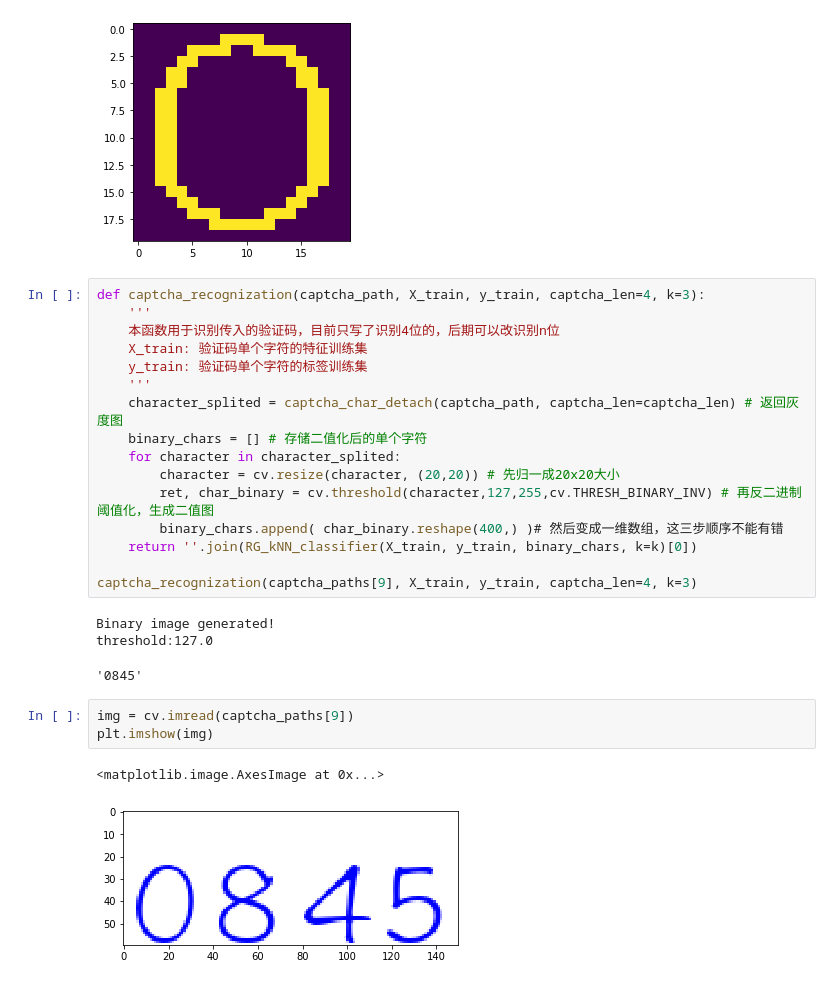
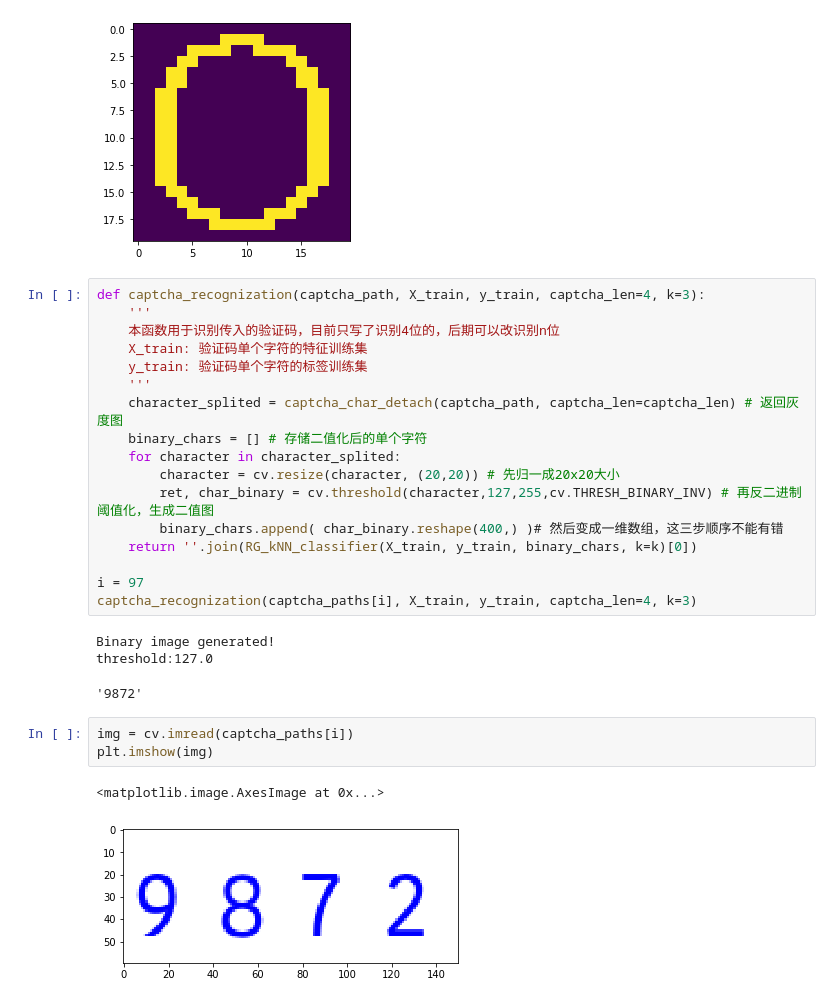
Before and after one commit to rg4sun/RG_captcha_recognization, a Jupyter notebook: captcha_recognization_pre.ipynb, the cells around one changed output. Cells and saved outputs as stored; diff of their text form.

```diff
--- a/captcha_recognize.ipynb
+++ b/captcha_recognization_pre.ipynb
@@ -522,14 +541,15 @@ def captcha_recognization(captcha_path, X_train, y_train, captcha_len=4, k=3):
         binary_chars.append( char_binary.reshape(400,) )# 然后变成一维数组，这三步顺序不能有错
     return ''.join(RG_kNN_classifier(X_train, y_train, binary_chars, k=k)[0])
 
-captcha_recognization(captcha_paths[9], X_train, y_train, captcha_len=4, k=3)
+i = 97
+captcha_recognization(captcha_paths[i], X_train, y_train, captcha_len=4, k=3)
 # %% [output]
 Binary image generated!
 threshold:127.0
-'0845'
+'9872'
 # %%
-img = cv.imread(captcha_paths[9])
+img = cv.imread(captcha_paths[i])
 plt.imshow(img)
 # %% [output]
 <matplotlib.image.AxesImage at 0x...>
-[figure, old version]
+[figure, new version]
```
Also changed, not shown: parts of 6 cells of this notebook, 2 other files.
